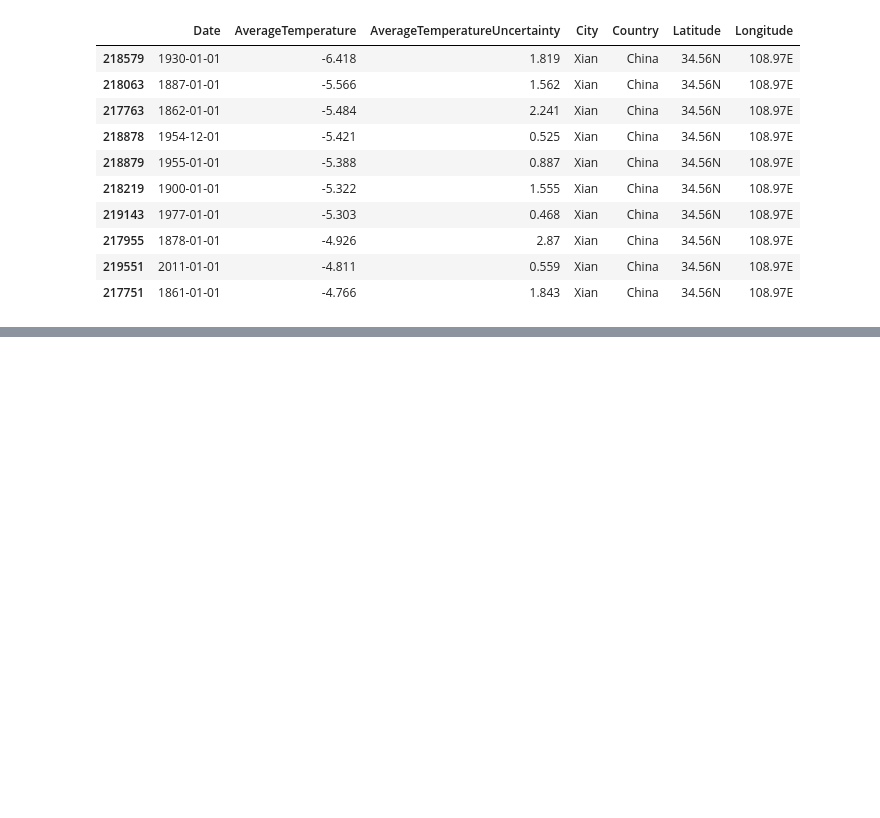
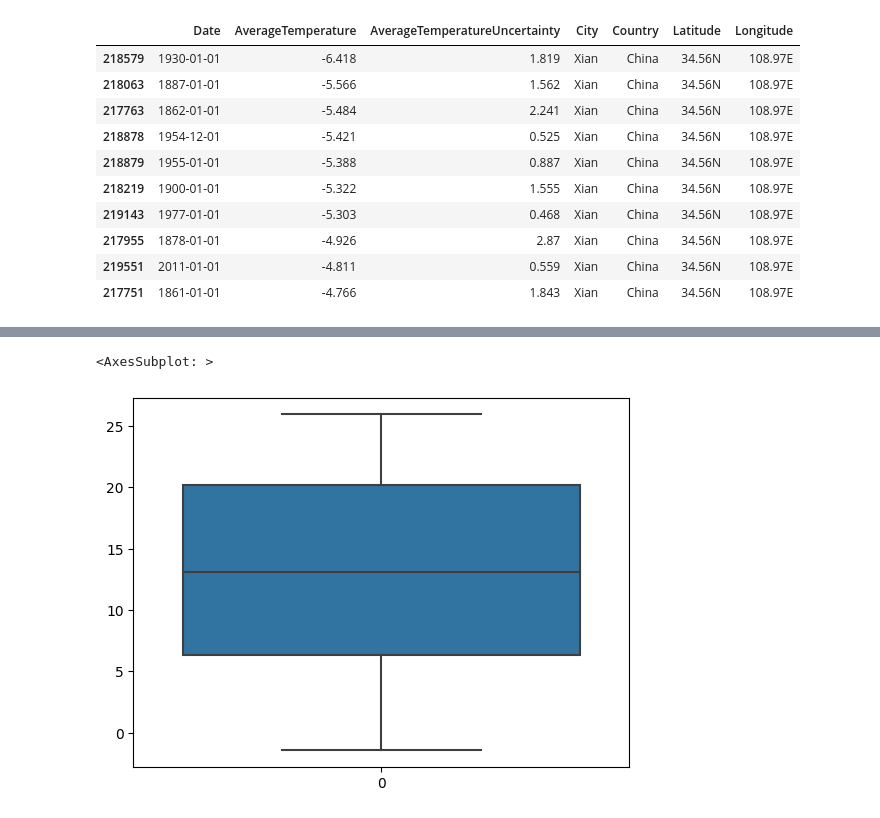
Before and after one commit to MateoRivera/Data-science-lab---Laboratories, a Jupyter notebook: Laboratory 2/Lab2_Aleja.ipynb, the cells around one changed output, grey strips where cells are left out. Saved outputs shown, nothing was run; the diff lists cells and outputs as text; code cells hidden in the pictures; blank space fills up the shorter version.

```diff
--- a/Laboratory 2/Lab2_Aleja.ipynb
+++ b/Laboratory 2/Lab2_Aleja.ipynb
@@ -188,0 +266,6 @@ GLT[GLT['City']=='Xian'].sort_values(['AverageTemperature'],ascending=True).head
+# %%
+sns.boxplot([ma_Rome])
+#sns.boxplot([ma_Bangkok]) #They have different scales
+# %% [output]
+<AxesSubplot: >
+[figure, added]
```
Also changed, not shown: parts of 12 cells of this notebook.
